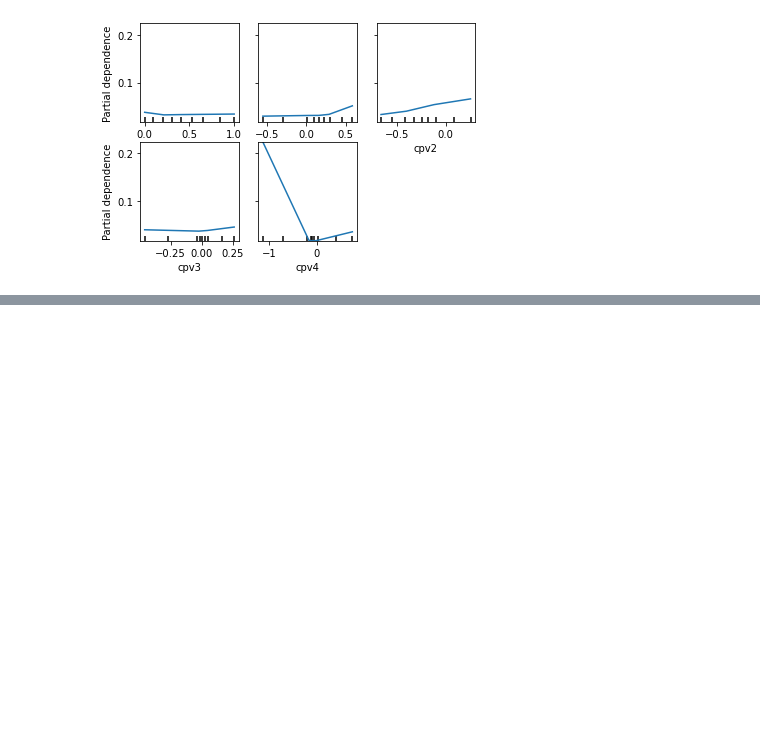
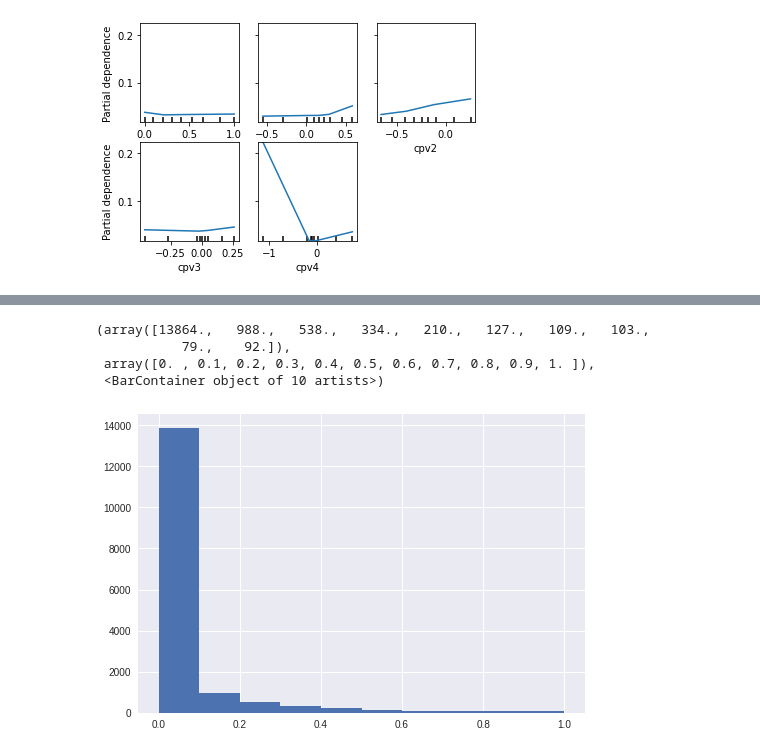
Before and after one commit to amolsalunkhe/ChemTab, a Jupyter notebook: src/main-notebook.ipynb, the cells around one changed output, grey strips where cells are left out. Drawn from its saved outputs; the diff is of its cells as text; code cells hidden in the pictures; blank space fills up the shorter version.

```diff
--- a/src/main-notebook.ipynb
+++ b/src/main-notebook.ipynb
@@ -240,0 +297,8 @@ plt.title('PCA Total Variance Comparison')
+# %%
+plt.hist(Y_test[:,0])
+# %% [output]
+(array([13864.,   988.,   538.,   334.,   210.,   127.,   109.,   103.,
+           79.,    92.]),
+ array([0. , 0.1, 0.2, 0.3, 0.4, 0.5, 0.6, 0.7, 0.8, 0.9, 1. ]),
+ <BarContainer object of 10 artists>)
+[figure, added]
```
Also changed, not shown: parts of 12 cells of this notebook, 8 other files.
